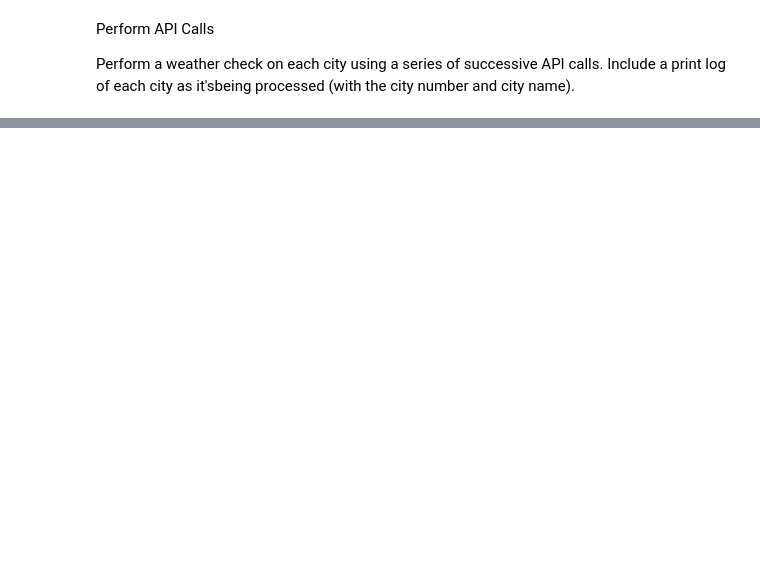
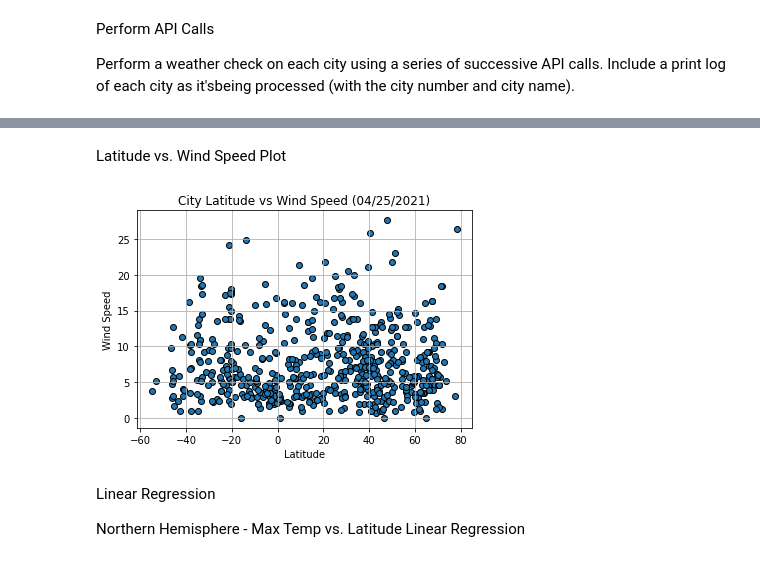
Before and after one commit to cmoore187/python-api-challenge, a Jupyter notebook: output_data/WeatherPy/WeatherPy.ipynb, the cells around one changed output, grey strips where cells are left out. Cells and saved outputs as stored; diff of their text form; code cells hidden in the pictures; blank space fills up the shorter version.

```diff
--- a/output_data/WeatherPy/WeatherPy.ipynb
+++ b/output_data/WeatherPy/WeatherPy.ipynb
@@ -125,0 +211,17 @@ ConnectionError: HTTPSConnectionPool(host='api.openweathermap.org', port=443): M
+# %% [markdown]
+ Latitude vs. Wind Speed Plot
+# %%
+#plot the latitiude vs windspeed plot and save the image
+plt.grid()
+plt.xlabel('Latitude')
+plt.ylabel('Wind Speed')
+plt.title('City Latitude vs Wind Speed (04/25/2021)')
+plt.scatter(city_data['lat'],city_data['wind'],edgecolor='black', linewidths=1,)
+plt.savefig("../../output_data/City_Lat_vs_Wind_Speed.png")
+# %% [output]
+[figure, added]
+# %% [markdown]
+Linear Regression
+
+
+Northern Hemisphere - Max Temp vs. Latitude Linear Regression
```
Also changed, not shown: parts of 32 cells of this notebook, 14 other files.
